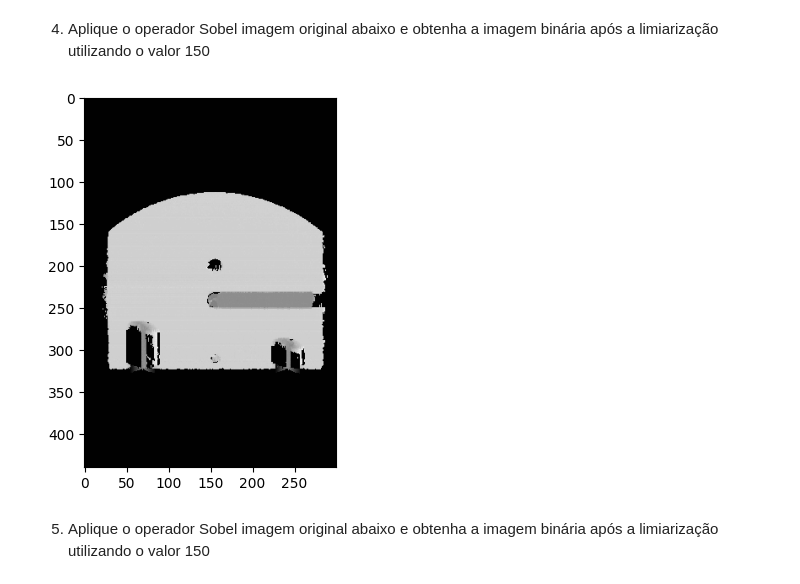
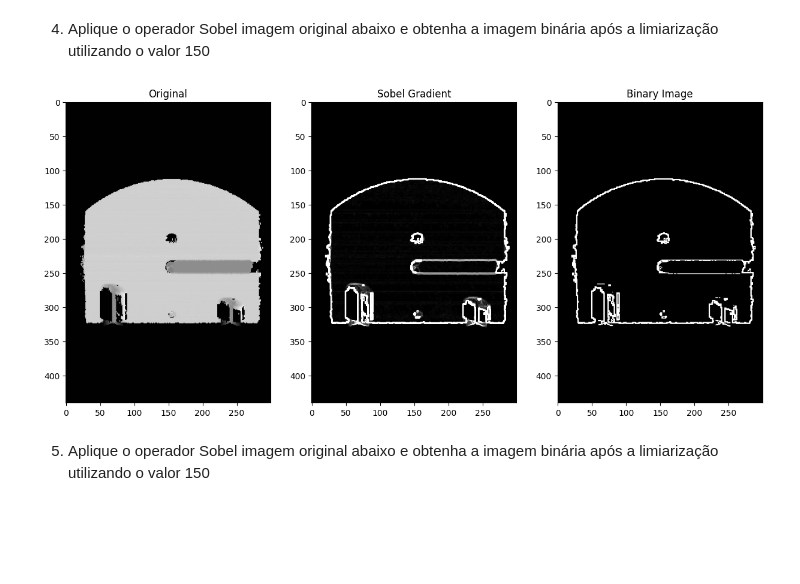
Before and after one commit to gabrielmsantos/pgc111-labs-2023, a Jupyter notebook: Lab05 - High pass filtering/Lab05.ipynb, the cells around one changed output. Saved outputs shown, nothing was run; the diff lists cells and outputs as text; code cells hidden in the pictures; blank space fills up the shorter version.

```diff
--- a/Lab05 - High pass filtering/Lab05.ipynb
+++ b/Lab05 - High pass filtering/Lab05.ipynb
@@ -153,12 +167,38 @@ plt.imshow(img1, cmap='gray', vmin=0, vmax=255);
 # %% [markdown]
 4) Aplique o operador Sobel imagem original abaixo e obtenha a imagem binária após a limiarização utilizando o valor 150
-# %%
-
-#code here
-img1 = cv2.imread("ufo2.png", cv2.IMREAD_GRAYSCALE)
-
-plt.imshow(img1, cmap='gray', vmin=0, vmax=255);
-# %% [output]
-[figure, removed]
+# %%
+def threshold_image(image, threshold=150):
+    """
+    Convert the image to binary using the given threshold.
+    """
+    return (image > threshold).astype(np.uint8) * 255
+
+def apply_sobel(img):
+    """
+    Apply the sobel operator to the image.
+    """
+    # applying sobel filters
+    l_sobel_v, l_sobel_h = sobel_kernels()
+    l_img_sobel_v = convolution(img, l_sobel_v)
+    l_img_sobel_h = convolution(img, l_sobel_h)
+    l_img_sobel_grd = gradient(l_img_sobel_h, l_img_sobel_v)
+
+    return l_img_sobel_grd
+# %%
+# Sobel + Threshold
+img1 = cv2.imread("ufo2.png", cv2.IMREAD_GRAYSCALE)
+
+# applying sobel filters
+img_sobel_grd = apply_sobel(img1)
+
+# Thresholding
+binary_image = threshold_image(img_sobel_grd)
+
+# Printing
+images = np.array([[img1, img_sobel_grd, binary_image]])
+labels = np.array([['Original', 'Sobel Gradient', 'Binary Image']])
+print_images(labels, images, _figsize=(15, 15))
+# %% [output]
+[figure, added]
 # %% [markdown]
 5) Aplique o operador Sobel imagem original abaixo e obtenha a imagem binária após a limiarização utilizando o valor 150
```
Also changed, not shown: parts of 6 cells of this notebook.
